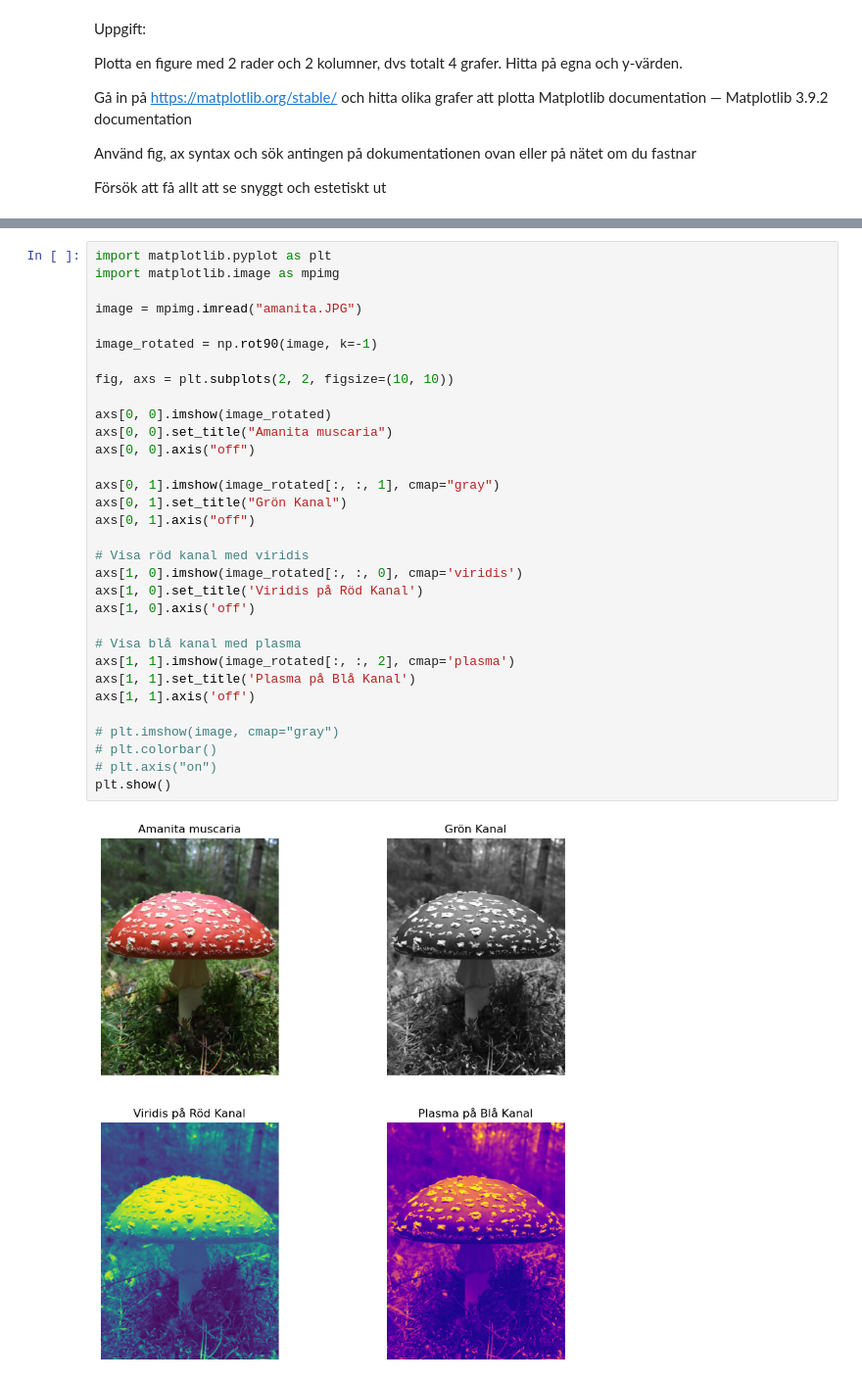
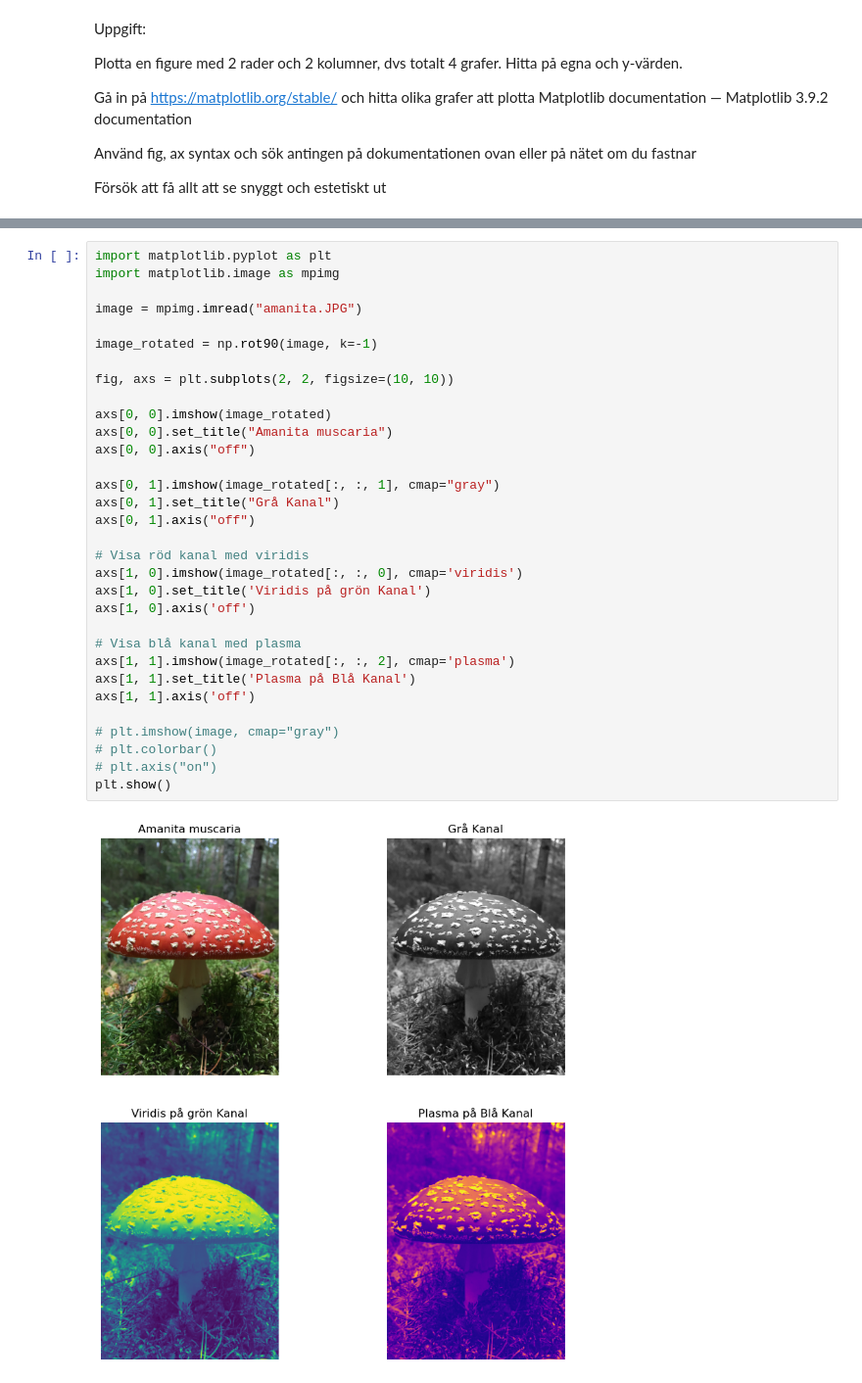
Before and after one commit to Cederlid/python-basics, a Jupyter notebook: lectures and exercise/visualization.ipynb, the cells around one changed output, grey strips where cells are left out. Shown at 98% size. Saved outputs shown, nothing was run; the diff lists cells and outputs as text.

```diff
--- a/lectures and exercise/visualization.ipynb
+++ b/lectures and exercise/visualization.ipynb
@@ -207,33 +219,33 @@ plt.show()
 import matplotlib.pyplot as plt
 import matplotlib.image as mpimg
 
 image = mpimg.imread("amanita.JPG")
 
 image_rotated = np.rot90(image, k=-1)
 
 fig, axs = plt.subplots(2, 2, figsize=(10, 10))
 
 axs[0, 0].imshow(image_rotated)
 axs[0, 0].set_title("Amanita muscaria")
 axs[0, 0].axis("off")
 
 axs[0, 1].imshow(image_rotated[:, :, 1], cmap="gray")
-axs[0, 1].set_title("Grön Kanal")
+axs[0, 1].set_title("Grå Kanal")
 axs[0, 1].axis("off")
 
 # Visa röd kanal med viridis
 axs[1, 0].imshow(image_rotated[:, :, 0], cmap='viridis')
-axs[1, 0].set_title('Viridis på Röd Kanal')
+axs[1, 0].set_title('Viridis på grön Kanal')
 axs[1, 0].axis('off')
 
 # Visa blå kanal med plasma
 axs[1, 1].imshow(image_rotated[:, :, 2], cmap='plasma')
 axs[1, 1].set_title('Plasma på Blå Kanal')
 axs[1, 1].axis('off')
 
 # plt.imshow(image, cmap="gray")
 # plt.colorbar()
 # plt.axis("on")
 plt.show()
 # %% [output]
-[figure, old version]
+[figure, new version]
```
Also changed, not shown: parts of 6 cells of this notebook, 1 other file.
